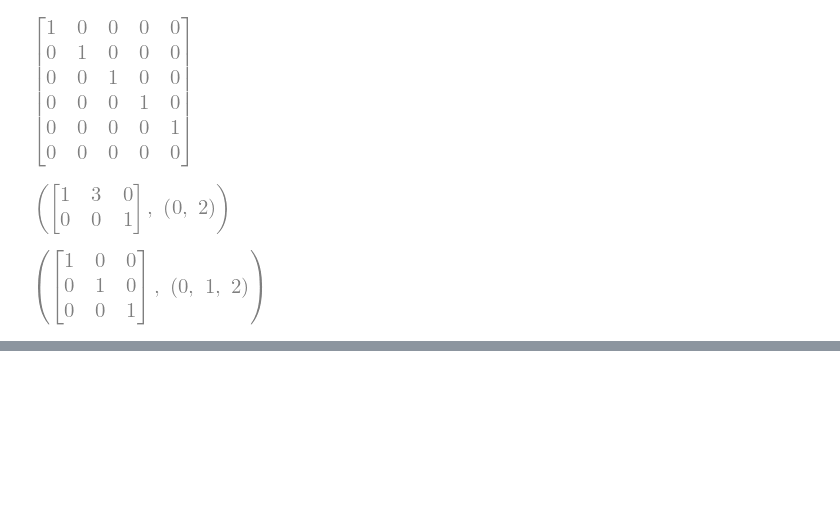
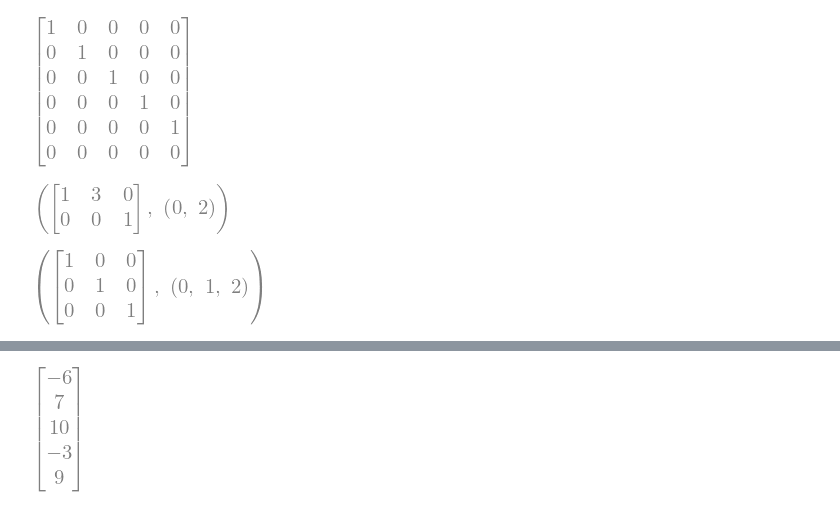
Before and after one commit to RobertTalbert/linalg-diffeq, a Jupyter notebook: lessons/_SCRATCHWORK.ipynb, the cells around one changed output, grey strips where cells are left out. Saved outputs shown, nothing was run; the diff lists cells and outputs as text; code cells hidden in the pictures; blank space fills up the shorter version.

```diff
--- a/lessons/_SCRATCHWORK.ipynb
+++ b/lessons/_SCRATCHWORK.ipynb
@@ -22,0 +31,4 @@ M.rref()
+# %%
+v2
+# %% [output]
+[figure, added]
```
Also changed, not shown: parts of 5 cells of this notebook, 1 other file.
